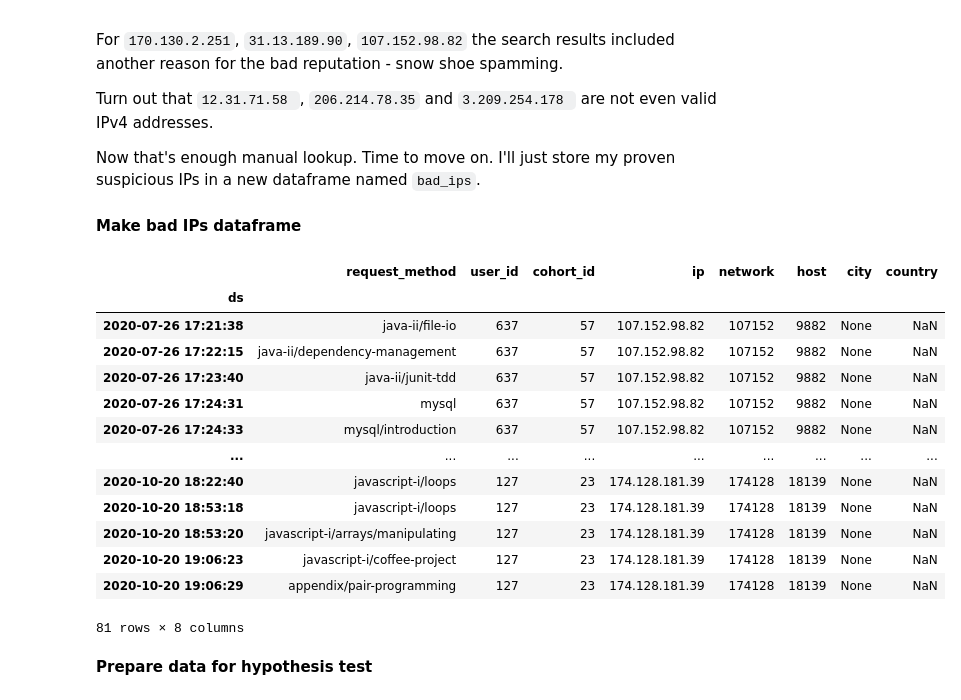
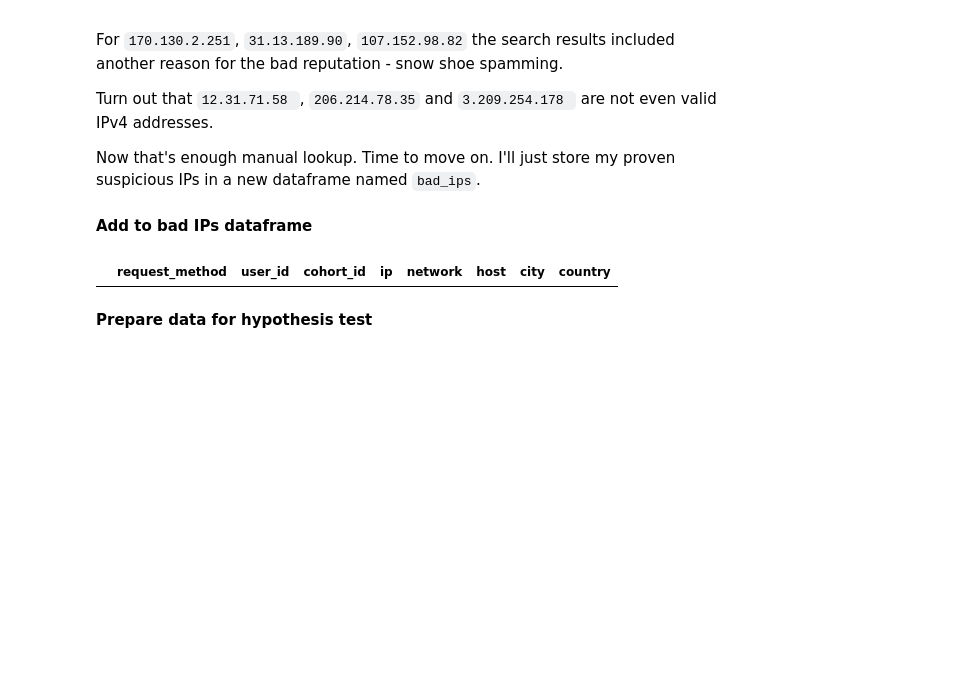
Before and after one commit to KwameTaylor/Curriculum-Access-Anomaly-Detection, a Jupyter notebook: Duds-During-Dardens-Duration_Anomaly-Detection-Project.ipynb, the cells around one changed output. Saved outputs shown, nothing was run; the diff lists cells and outputs as text; code cells hidden in the pictures; blank space fills up the shorter version.

````diff
--- a/Duds-During-Dardens-Duration_Anomaly-Detection-Project.ipynb
+++ b/Duds-During-Dardens-Duration_Anomaly-Detection-Project.ipynb
@@ -55,6 +55,9 @@ df.head()
 | 4 | 2018-01-26 | 09:56:24 | javascript-i/conditionals | 2 | 22 | 97.105.19.61 |
 # %% [markdown]
 ### Prepare
+# %%
+#drop user_id as it's useless
+df = df.drop(columns=['user_id'])
 # %%
 # merge date and timestamp
 df["ds"] = df["date"] +" "+ df["timestamp"]
@@ -379,7 +378,3 @@ plt.show()
 **Create Country feature**
 
 Note: Still working with just the Darden duration data so that my geolocation code isn't too computationally expensive.
-# %%
-#temp
-darden_df = darden_df.drop(columns=['country'])
-darden_df.head(2)
@@ -427,0 +443,5 @@ I tested the reference on my own IP address for a quick check of it's validity,
+# %%
+#add these to bad ips df
+bad_ips = darden_df[(darden_df.ip == '79.220.63.16') |
+                    (darden_df.ip == '79.220.63.16')]
+bad_ips
@@ -499,31 +534,20 @@
 
 Now that's enough manual lookup. Time to move on. I'll just store my proven suspicious IPs in a new dataframe named ```bad_ips```.
 # %% [markdown]
-**Make bad IPs dataframe**
+**Add to bad IPs dataframe**
 # %%
-bad_ips = darden_df[(darden_df.ip == '107.77.201.165') |
+test_df = bad_ips
+bad_ips_append = darden_df[(darden_df.ip == '107.77.201.165') |
                     (darden_df.ip == '174.128.181.39') |
                     (darden_df.ip == '170.130.2.251') |
                     (darden_df.ip == '174.246.201.223') |
                     (darden_df.ip == '170.130.2.251') |
                     (darden_df.ip == '31.13.189.90') |
                     (darden_df.ip == '107.152.98.82')]
-bad_ips
+result = pd.merge(test_df, bad_ips_append, how='inner')
+result
 # %% [output]
 |  | request_method | user_id | cohort_id | ip | network | host | city | country |
-| ds |  |  |  |  |  |  |  |  |
-| 2020-07-26 17:21:38 | java-ii/file-io | 637 | 57 | 107.152.98.82 | 107152 | 9882 | None | NaN |
-| 2020-07-26 17:22:15 | java-ii/dependency-management | 637 | 57 | 107.152.98.82 | 107152 | 9882 | None | NaN |
-| 2020-07-26 17:23:40 | java-ii/junit-tdd | 637 | 57 | 107.152.98.82 | 107152 | 9882 | None | NaN |
-| 2020-07-26 17:24:31 | mysql | 637 | 57 | 107.152.98.82 | 107152 | 9882 | None | NaN |
-| 2020-07-26 17:24:33 | mysql/introduction | 637 | 57 | 107.152.98.82 | 107152 | 9882 | None | NaN |
-| ... | ... | ... | ... | ... | ... | ... | ... | ... |
-| 2020-10-20 18:22:40 | javascript-i/loops | 127 | 23 | 174.128.181.39 | 174128 | 18139 | None | NaN |
-| 2020-10-20 18:53:18 | javascript-i/loops | 127 | 23 | 174.128.181.39 | 174128 | 18139 | None | NaN |
-| 2020-10-20 18:53:20 | javascript-i/arrays/manipulating | 127 | 23 | 174.128.181.39 | 174128 | 18139 | None | NaN |
-| 2020-10-20 19:06:23 | javascript-i/coffee-project | 127 | 23 | 174.128.181.39 | 174128 | 18139 | None | NaN |
-| 2020-10-20 19:06:29 | appendix/pair-programming | 127 | 23 | 174.128.181.39 | 174128 | 18139 | None | NaN |
-81 rows × 8 columns
 # %% [markdown]
 **Prepare data for hypothesis test**
 # %% [markdown]
````
Also changed, not shown: parts of 25 cells of this notebook.
